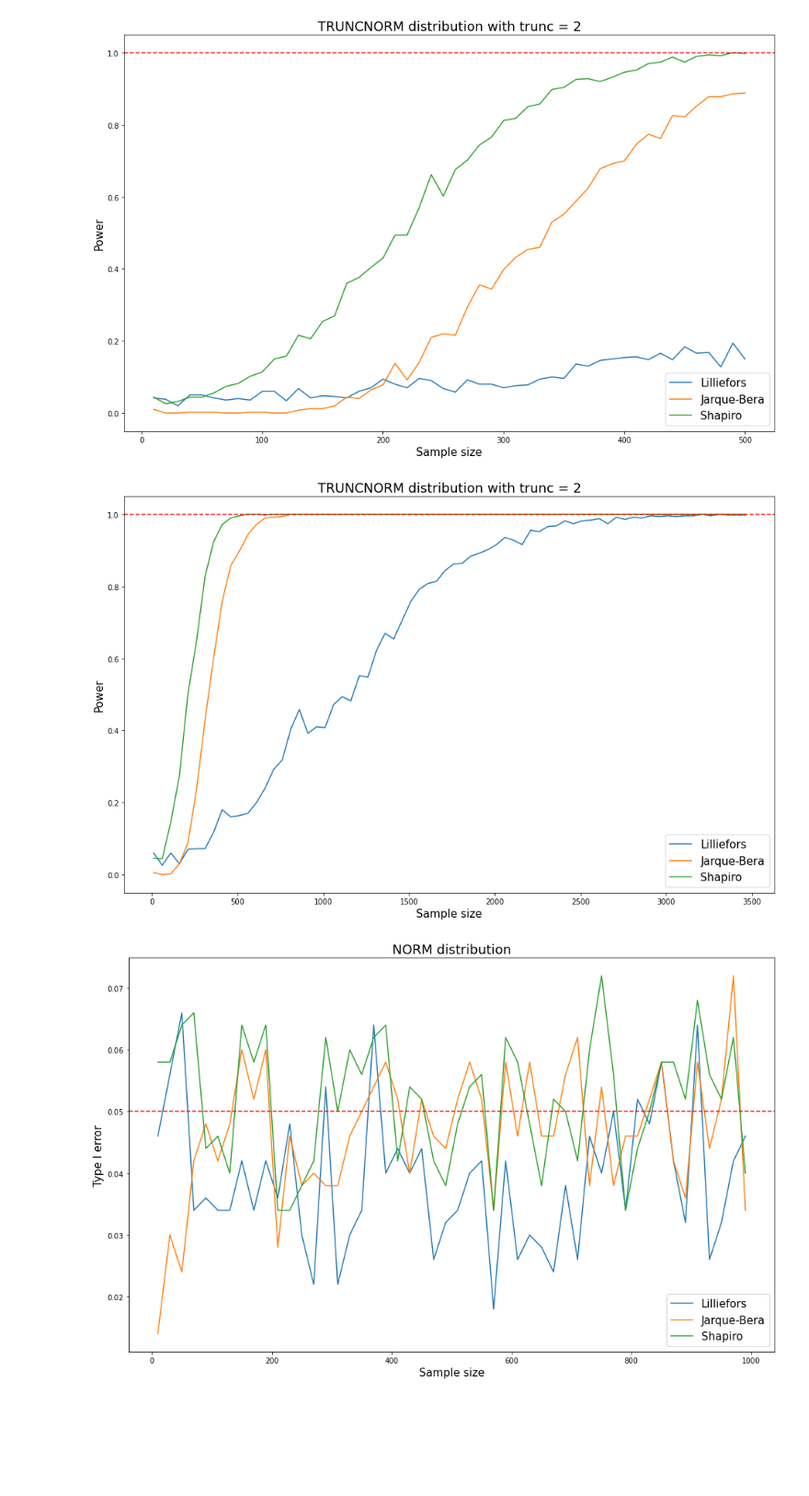
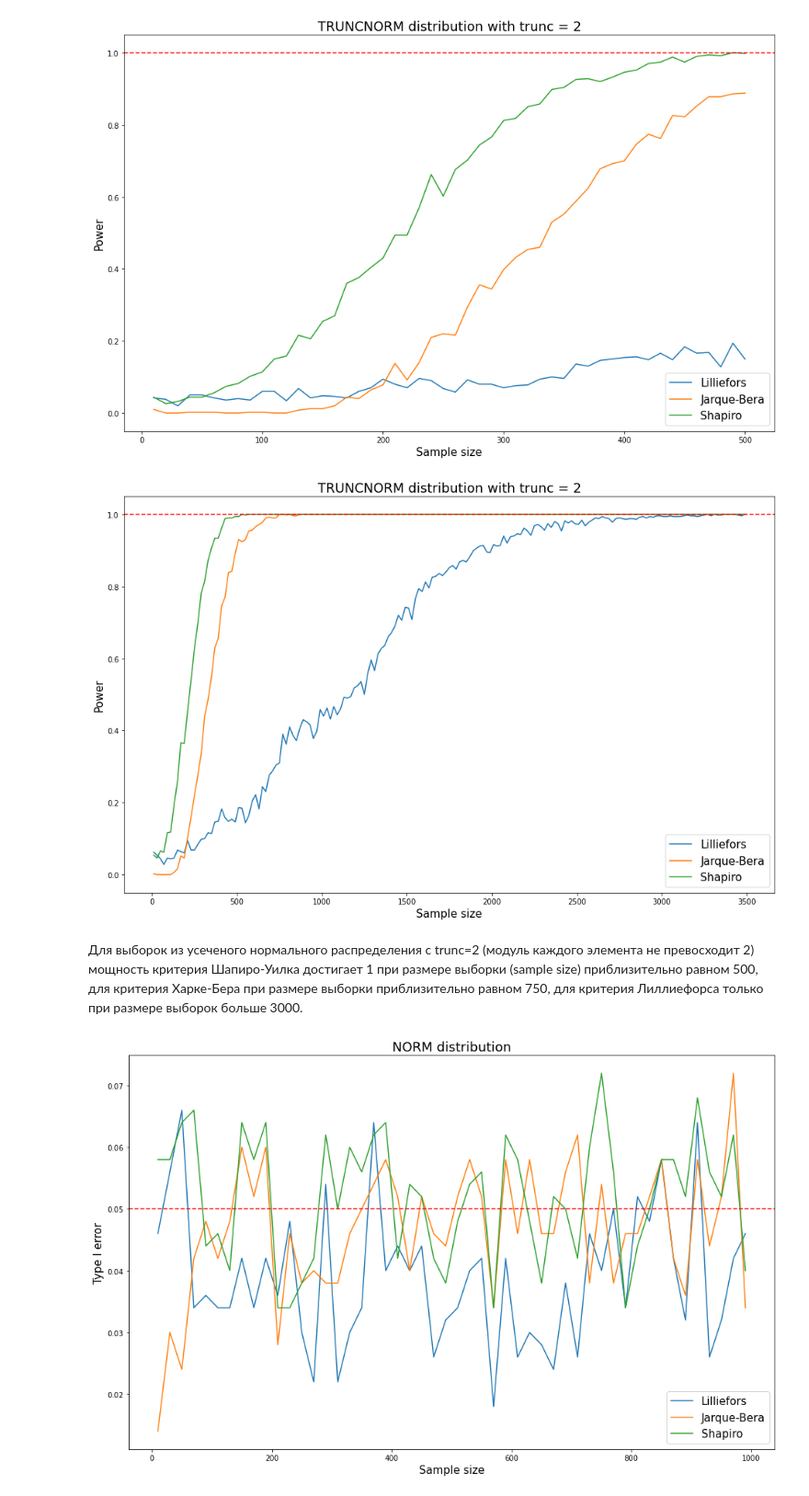
Before and after one commit to Alexuserx/Stats, a Jupyter notebook: Lab1/Stats_lab1.ipynb, the cells around one changed output. Shown at 92% size. Cells and saved outputs as stored; diff of their text form; code cells hidden in the pictures; blank space fills up the shorter version.

```diff
--- a/Lab1/Stats_lab1.ipynb
+++ b/Lab1/Stats_lab1.ipynb
@@ -56,6 +70,8 @@ def generator(gtype, iters, sample_size, df, trunc):
         return [[lilliefors(data)[1],
                  jarque_bera(data)[1],
                  shapiro(data)[1]] for data in [st.truncnorm.rvs(-trunc, trunc, size=sample_size) for _ in range(iters)]]
+    else:
+        raise ValueError("There is no such distribution!")
 # %%
 def plot_power(gtype, ptype='Power', iters=100, MAX_SAMP=300, step=10, df=1, trunc=2):
 
@@ -117,9 +151,11 @@ plot_power('truncnorm', iters=500, MAX_SAMP=500, trunc=2)
 # %% [output]
 [figure]
 # %%
-plot_power('truncnorm', iters=500, MAX_SAMP=3500, step=50, trunc=2)
+plot_power('truncnorm', iters=500, MAX_SAMP=3500, step=20, trunc=2)
 # %% [output]
-[figure, old version]
+[figure, new version]
+# %% [markdown]
+Для выборок из усеченого нормального распределения с trunc=2 (модуль каждого элемента не превосходит 2) мощность критерия Шапиро-Уилка достигает 1 при размере выборки (sample size) приблизительно равном 500, для критерия Харке-Бера при размере выборки приблизительно равном 750, для критерия Лиллиефорса только при размере выборок больше 3000.
 # %%
 plot_power('norm', ptype='Type I error', iters=500, step=20, MAX_SAMP=1000)
 # %% [output]
```
Also changed, not shown: parts of 56 cells of this notebook.
